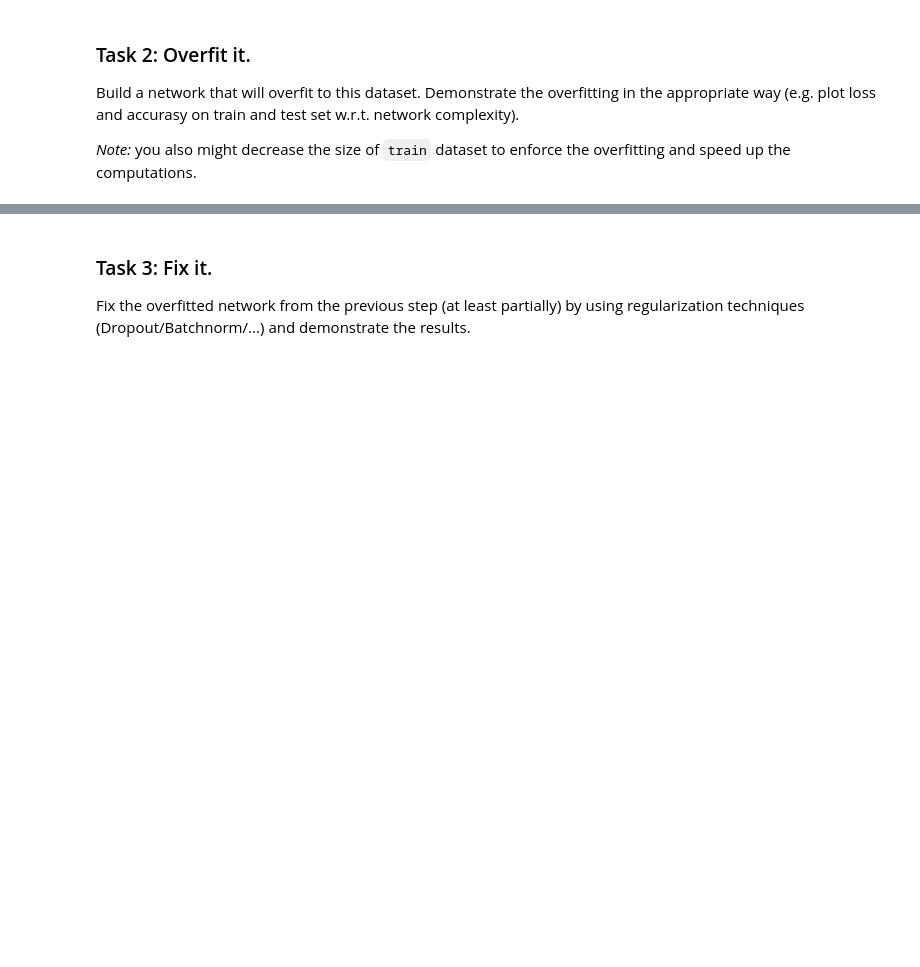
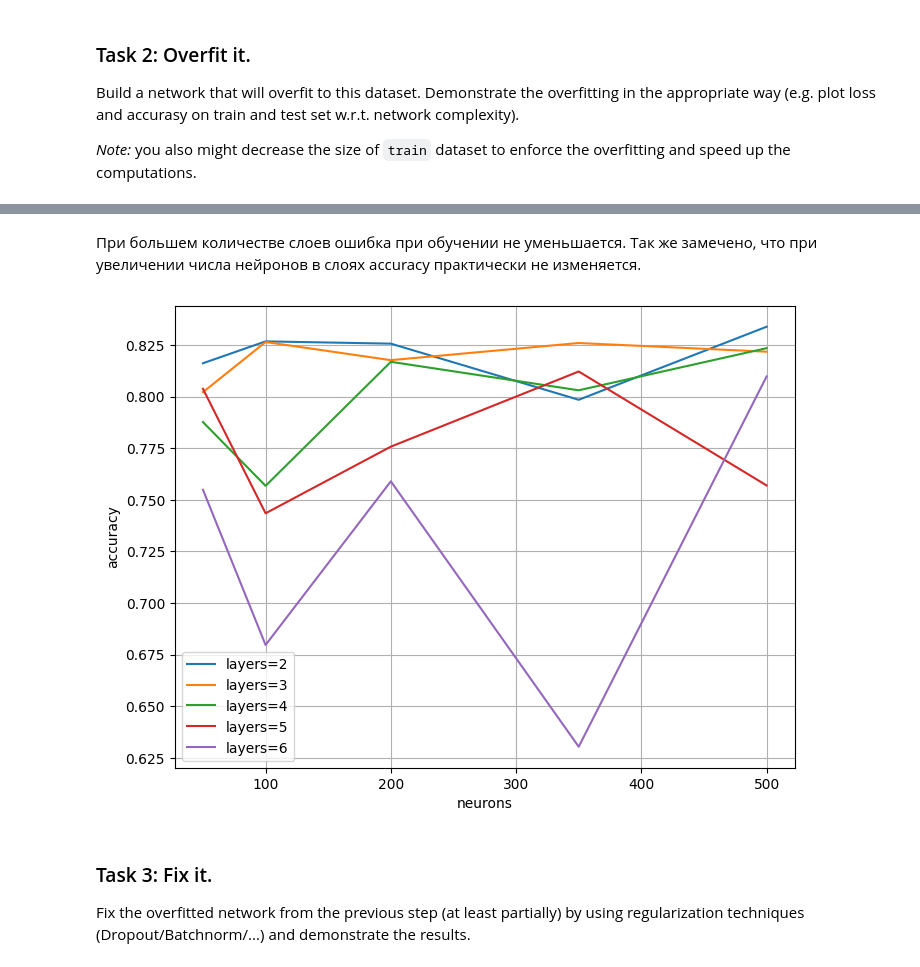
Before and after one commit to DimaKrasav4eg/ml_7_sem, a Jupyter notebook: lab02_deep_learning/lab02_part2_overfitting.ipynb, the cells around one changed output, grey strips where cells are left out. Saved outputs shown, nothing was run; the diff lists cells and outputs as text; code cells hidden in the pictures; blank space fills up the shorter version.

```diff
--- a/lab02_deep_learning/lab02_part2_overfitting.ipynb
+++ b/lab02_deep_learning/lab02_part2_overfitting.ipynb
@@ -167,12 +256,13 @@ class OverfittingNeuralNetwork(nn.Module):
     def __init__(self, input_shape=28*28, num_classes=10, input_channels=1):
         super(self.__class__, self).__init__()
         self.model = nn.Sequential(
-            nn.Flatten(), # This layer converts image into a vector to use Linear layers afterwards
-            # Your network structure comes here
-            nn.Linear(input_shape, num_classes)
+            nn.Flatten(),
+            nn.Linear(input_shape, 512),
+            nn.Linear(512, num_classes)
+
         )
 
     def forward(self, inp):
-        out = self.model(inp)
+        return self.model(inp)
 # %%
 torchsummary.summary(OverfittingNeuralNetwork().to(device), (28*28,))
@@ -184,0 +286,14 @@ loss_func = # YOUR CODE HERE
+# %%
+model_overfitt = OverfittingNeuralNetwork().to(device)
+opt = optim.SGD(model_overfitt.parameters(), lr=1e-3, momentum=0.9)
+loss_func = nn.CrossEntropyLoss()
+# %%
+from torch.utils.data import SubsetRandomSampler
+train_indices = list(range(10000))
+train_sampler = SubsetRandomSampler(train_indices)
+train_overfitting_loader = torch.utils.data.DataLoader(fmnist_dataset_train,
+                                                       batch_size=128,
+                                                       sampler=train_sampler,
+                                                       num_workers=2)
+# %%
+train(model_overfitt, train_overfitting_loader, loss_func, opt, 20, device)
@@ -185,3 +453,26 @@ loss_func = # YOUR CODE HERE
+# %% [markdown]
+При большем количестве слоев ошибка при обучении не уменьшается. Так же замечено, что при увеличении числа нейронов в слоях accuracy практически не изменяется.
+# %%
+import matplotlib.pyplot as plt
+import numpy as np
+
+n_neurons = len(neurons)
+n_layers = len(layers)
+
+plt.figure(figsize=(8, 6))
+
+x = neurons
+for i in range(0, n_layers):
+    y = accurs[i*n_layers:(i+1)*n_layers]
+    plt.plot(x, y, label=f'layers={layers[i]}')
+plt.xlabel('neurons')
+plt.ylabel('accuracy')
+
+plt.legend()
+plt.grid(True)
+plt.show()
+# %% [output]
+[figure, added]
 # %% [markdown]
 ### Task 3: Fix it.
 Fix the overfitted network from the previous step (at least partially) by using regularization techniques (Dropout/Batchnorm/...) and demonstrate the results.
```
Also changed, not shown: parts of 34 cells of this notebook, 3 other files.
